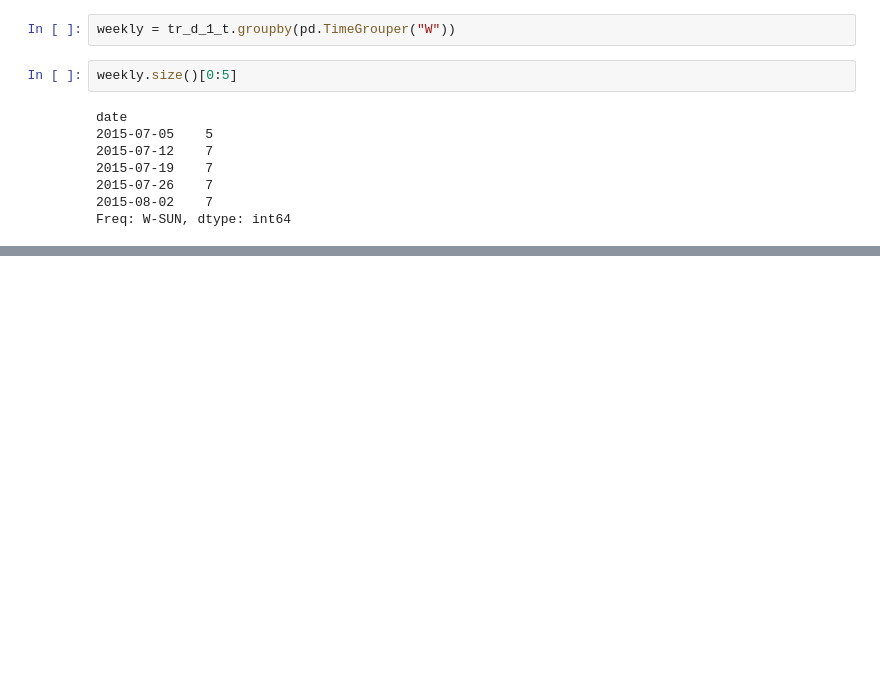
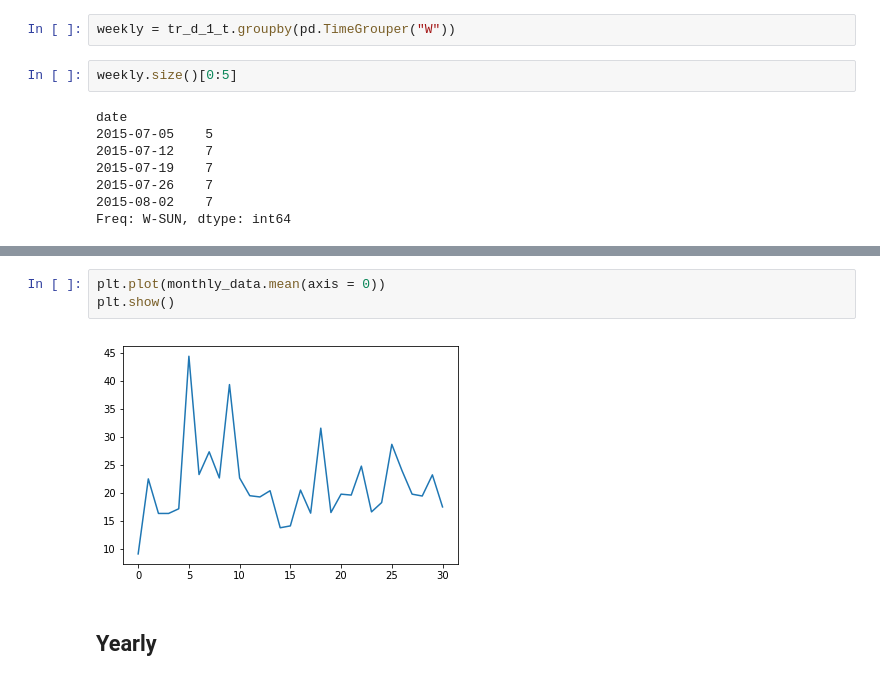
Before and after one commit to soniclavier/bigdata-notebook, a Jupyter notebook: datascience/rnn/Webtraffic_forecasting_LSTM.ipynb, the cells around one changed output, grey strips where cells are left out. Saved outputs shown, nothing was run; the diff lists cells and outputs as text; blank space fills up the shorter version.

```diff
--- a/datascience/rnn/Webtraffic_forecasting_LSTM.ipynb
+++ b/datascience/rnn/Webtraffic_forecasting_LSTM.ipynb
@@ -347,0 +414,7 @@ weekly.views.
+# %%
+plt.plot(monthly_data.mean(axis = 0))
+plt.show()
+# %% [output]
+[figure, added]
+# %% [markdown]
+## Yearly
```
Also changed, not shown: parts of 55 cells of this notebook.
